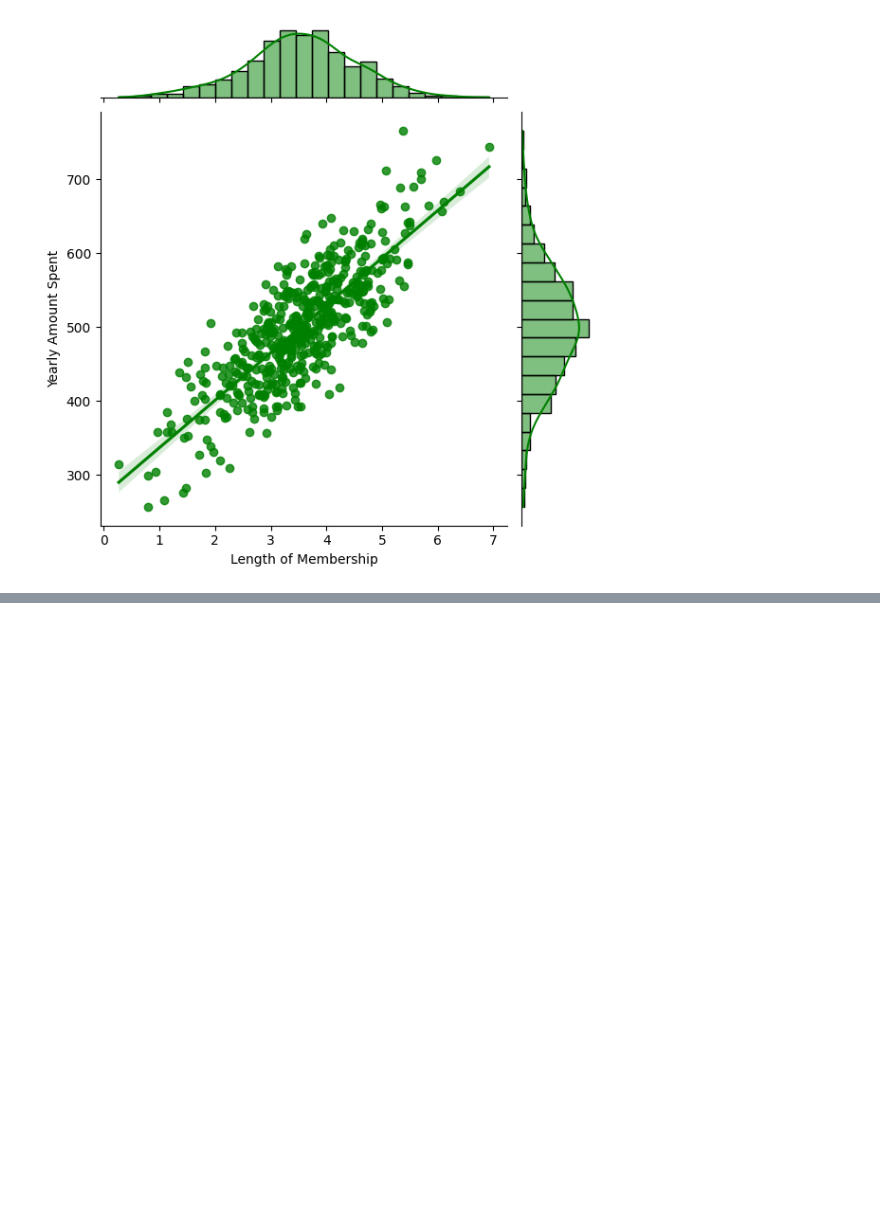
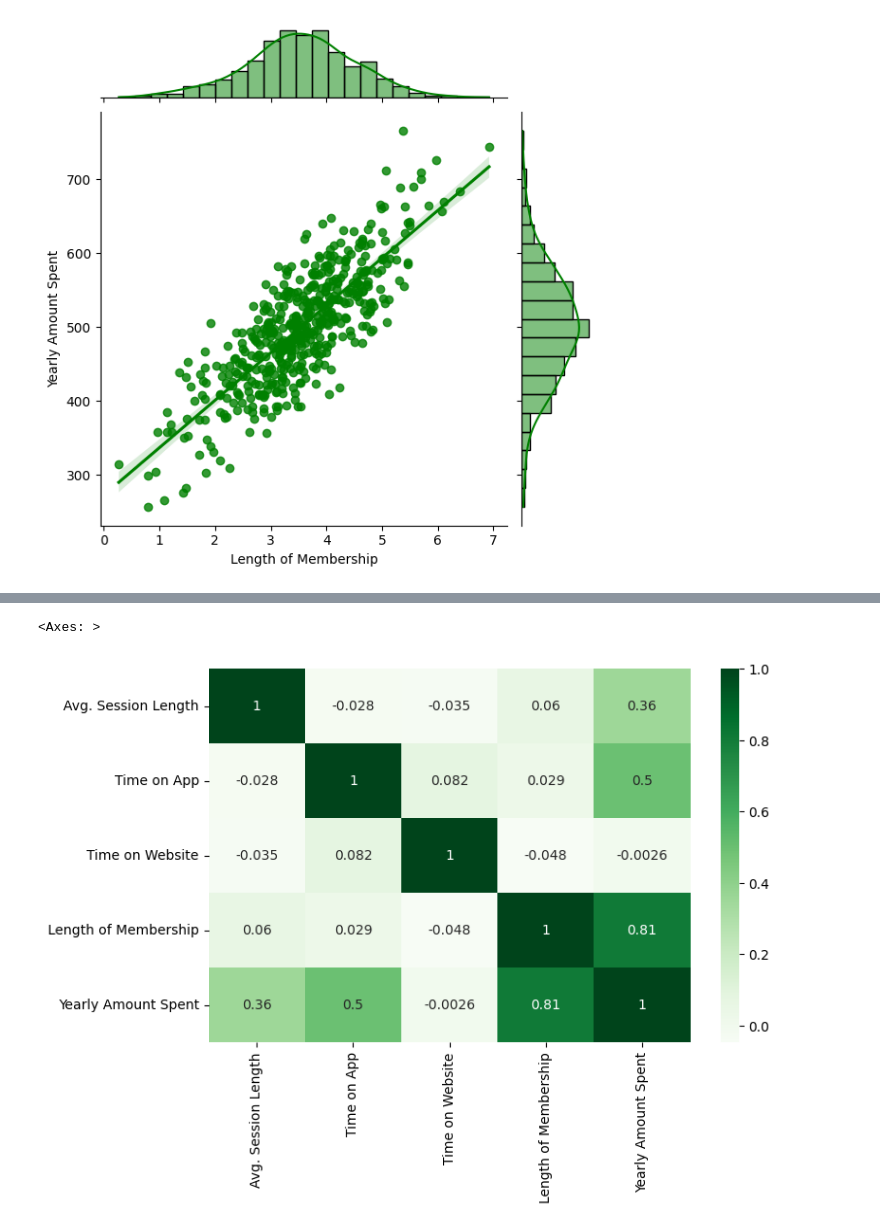
Before and after one commit to mr-ayush-agrawal/CS300-DataScience, a Jupyter notebook: Lab10/Que2.ipynb, the cells around one changed output, grey strips where cells are left out. Drawn from its saved outputs; the diff is of its cells as text; code cells hidden in the pictures; blank space fills up the shorter version.

```diff
--- a/Lab10/Que2.ipynb
+++ b/Lab10/Que2.ipynb
@@ -43,0 +53,6 @@ for x in range(len(cols)):
+# %%
+plt.figure(figsize=(8,5))
+sns.heatmap(data = data.drop(columns=['Email', 'Address', 'Avatar']).corr(), cmap="Greens", annot=True)
+# %% [output]
+<Axes: >
+[figure, added]
```
Also changed, not shown: parts of 4 cells of this notebook, 1 other file.
